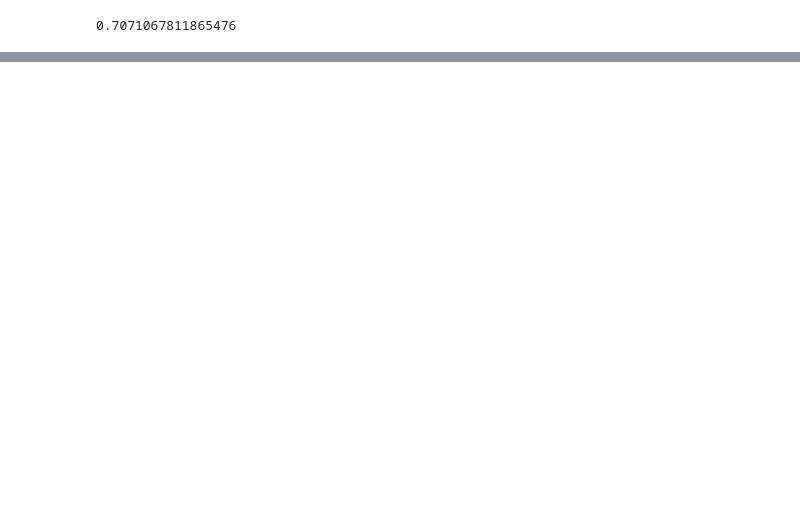
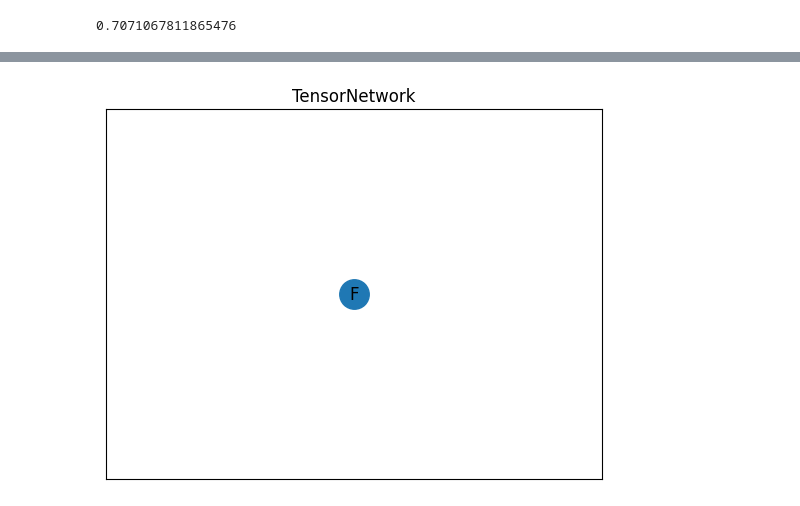
Before and after one commit to MatteoRobbiati/mpstab, a Jupyter notebook: examples/tn_notebook.ipynb, the cells around one changed output, grey strips where cells are left out. Saved outputs shown, nothing was run; the diff lists cells and outputs as text; code cells hidden in the pictures; blank space fills up the shorter version.

```diff
--- a/examples/tn_notebook.ipynb
+++ b/examples/tn_notebook.ipynb
@@ -113,5 +113,9 @@ ghz.draw()
 # %%
 ghz.contract(f'C{N-1}', f'C{N-1}', f'X{N-1}->0', f'F')
+# %%
+ghz.draw()
+# %% [output]
+[figure, added]
 # %%
 ghz.tensornet.nodes['F']
 # %% [output]
```
Also changed, not shown: parts of 5 cells of this notebook, 10 other files.
